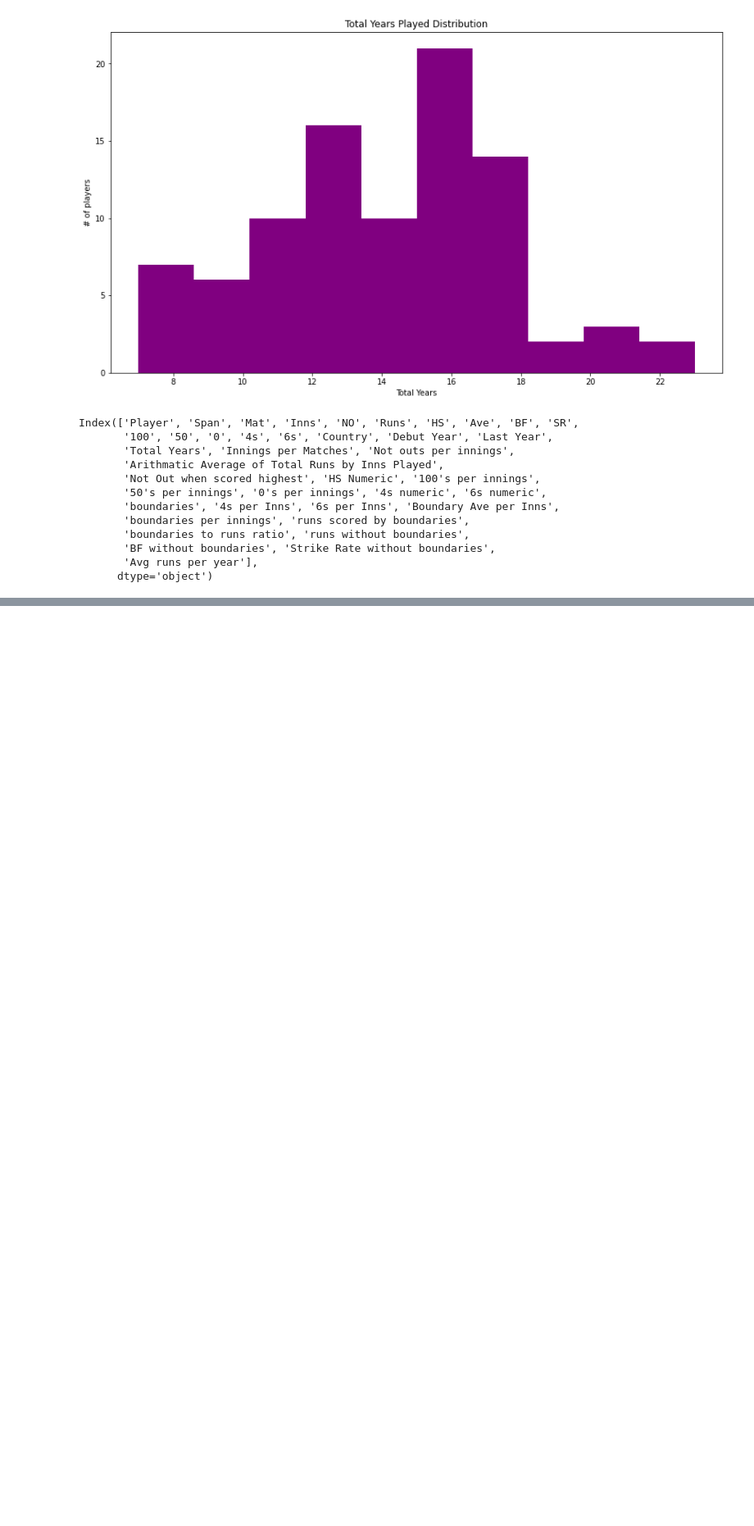
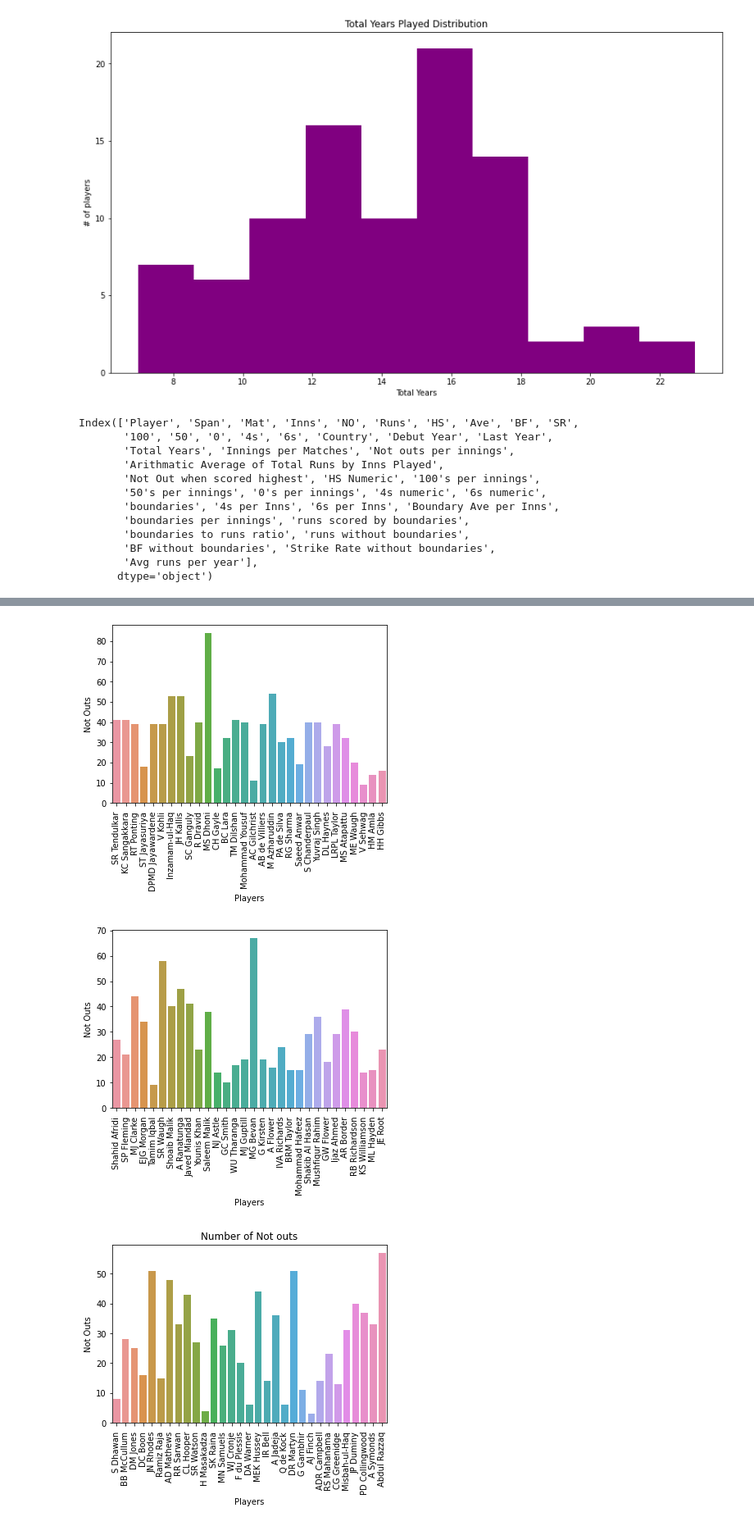
Before and after one commit to AmanJain27/Cricket-Analysis, a Jupyter notebook: EDA/data_eda.ipynb, the cells around one changed output, grey strips where cells are left out. Shown at 82% size. Cells and saved outputs as stored; diff of their text form; code cells hidden in the pictures; blank space fills up the shorter version.

```diff
--- a/EDA/data_eda.ipynb
+++ b/EDA/data_eda.ipynb
@@ -155,0 +163,21 @@ hm.set(title='Correlation Matrix of Data')
+# %%
+chart1 = sns.barplot(x=df['Player'][:30], y=df['NO'][:30])
+chart1.set_ylabel("Not Outs")
+chart1.set_xlabel("Players")
+chart1.set_xticklabels(chart1.get_xticklabels(), rotation=90)
+plt.show()
+chart2 = sns.barplot(x=df['Player'][30:60], y=df['NO'][30:60])
+chart2.set_ylabel("Not Outs")
+chart2.set_xlabel("Players")
+chart2.set_xticklabels(chart2.get_xticklabels(), rotation=90)
+plt.show()
+chart3 = sns.barplot(x=df['Player'][60:91], y=df['NO'][60:91])
+chart3.set_ylabel("Not Outs")
+chart3.set_xlabel("Players")
+chart3.set_xticklabels(chart3.get_xticklabels(), rotation=90)
+chart3.set_title("Number of Not outs")
+plt.show()
+# %% [output]
+[figure, added]
+[figure, added]
+[figure, added]
```
Also changed, not shown: parts of 7 cells of this notebook.
